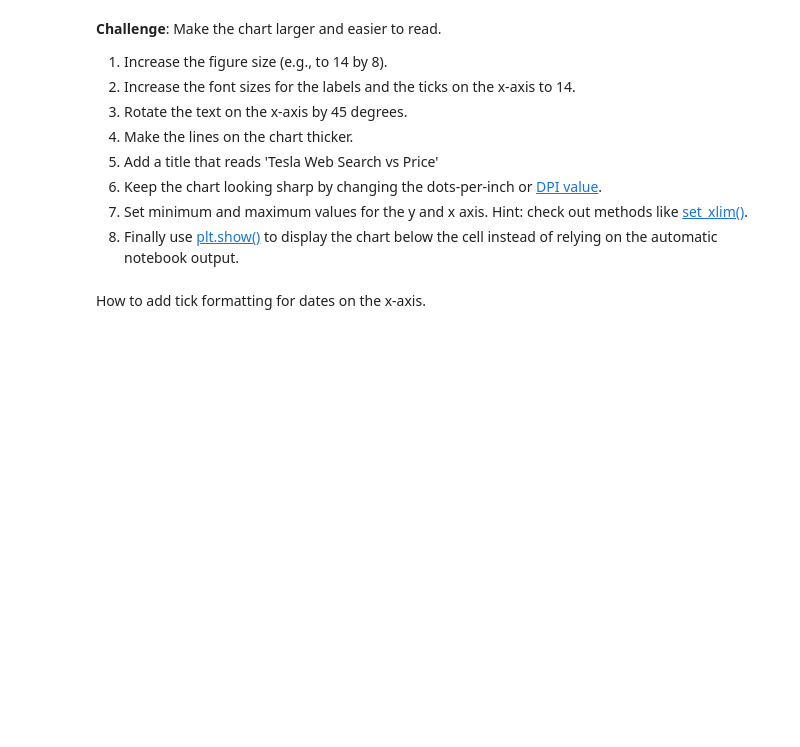
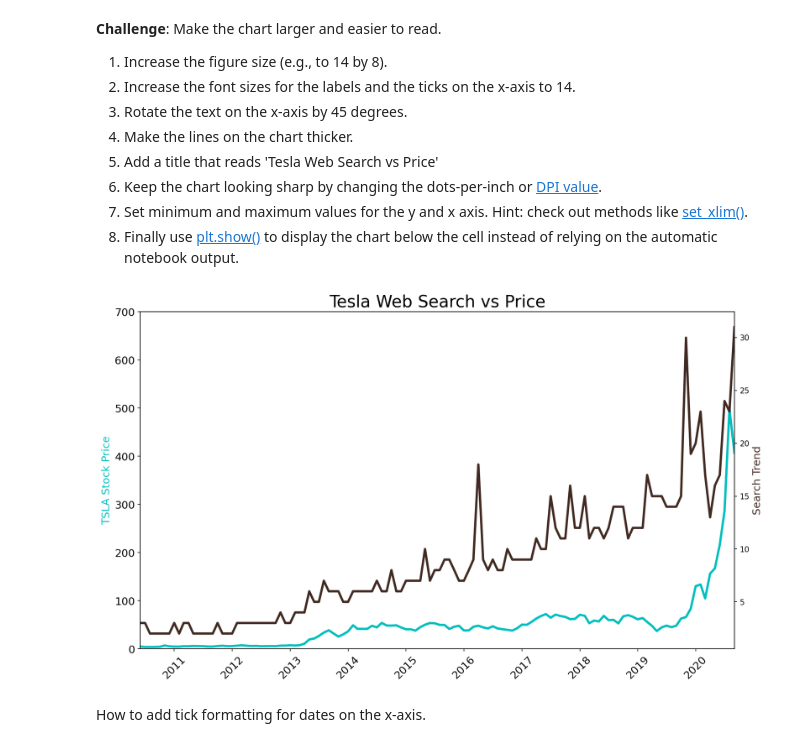
Before and after one commit to thandora/100-days-of-code-udemy, a Jupyter notebook: day-074-google-trends/google_trends.ipynb, the cells around one changed output. Cells and saved outputs as stored; diff of their text form; code cells hidden in the pictures; blank space fills up the shorter version.

```diff
--- a/day-074-google-trends/google_trends.ipynb
+++ b/day-074-google-trends/google_trends.ipynb
@@ -322,5 +319,41 @@ Hint: you can colour both the [axis labels](https://matplotlib.org/3.3.2/api/tex
 6. Keep the chart looking sharp by changing the dots-per-inch or [DPI value](https://matplotlib.org/3.1.1/api/_as_gen/matplotlib.pyplot.figure.html).
 7. Set minimum and maximum values for the y and x axis. Hint: check out methods like [set_xlim()](https://matplotlib.org/3.1.1/api/_as_gen/matplotlib.axes.Axes.set_xlim.html).
 8. Finally use [plt.show()](https://matplotlib.org/3.2.1/api/_as_gen/matplotlib.pyplot.show.html) to display the chart below the cell instead of relying on the automatic notebook output.
+# %%
+# Actually done accidentally except for the color specifics
+
+# 1, 6
+# dpi here is resolution. Higher the number, the higher the resolution
+# Also increases file size
+plt.figure(figsize=(14, 8), dpi=150)
+
+# 5
+plt.title("Tesla Web Search vs Price", fontsize=22)
+
+# 2, 3
+plt.xticks(fontsize=14, rotation=45)
+plt.yticks(fontsize=14)
+
+ax1 = plt.gca()
+ax2 = ax1.twinx()
+
+# 7
+x_min = df_tesla["MONTH"].min()
+x_max = df_tesla["MONTH"].max()
+ax1.set_xlim([x_min, x_max])
+ax1.set_ylim([0, 700])
+
+# 2
+ax1.set_ylabel("TSLA Stock Price", color="c", fontsize=14)
+ax2.set_ylabel("Search Trend", color="#412A22", fontsize=14)
+
+# 4
+ax1.plot(df_tesla["MONTH"], df_tesla["TSLA_USD_CLOSE"], color="c", linewidth=3)
+ax2.plot(df_tesla["MONTH"], df_tesla["TSLA_WEB_SEARCH"], color="#412A22", linewidth=3)
+
+# 9
+plt.show()  # Can't see any difference with or without this on VSCode
+# %% [output]
+[figure, added]
 # %% [markdown]
 How to add tick formatting for dates on the x-axis.
```
Also changed, not shown: parts of 20 cells of this notebook.
